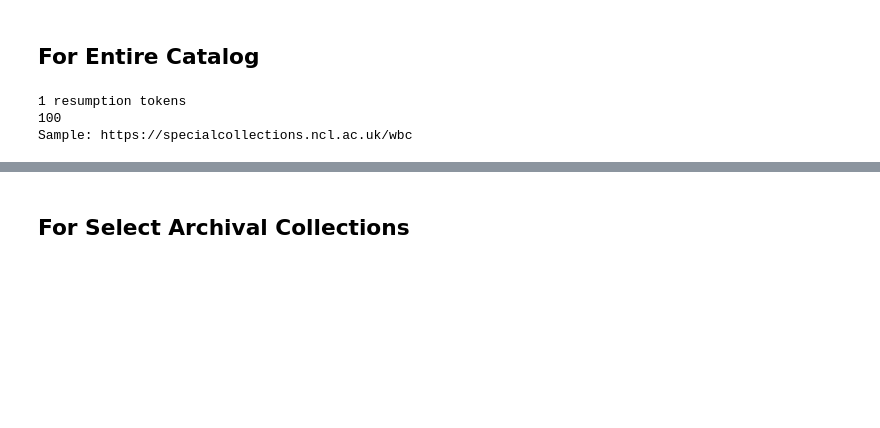
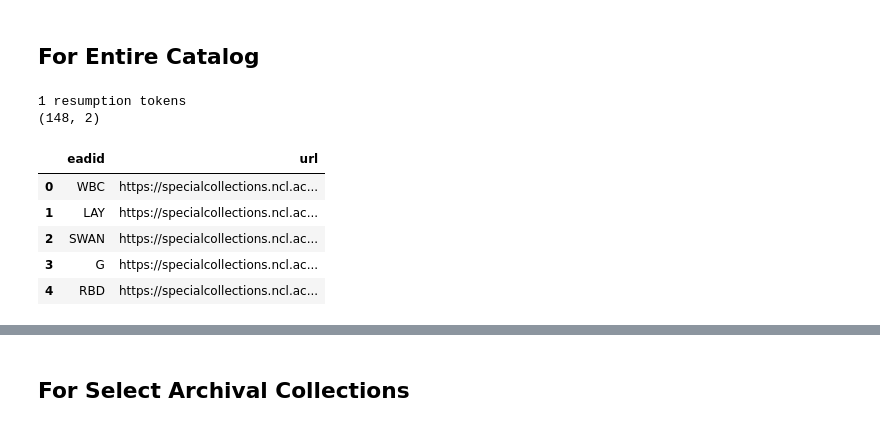
Before and after one commit to thegoose20/nusc, a Jupyter notebook: data_extraction.ipynb, the cells around one changed output, grey strips where cells are left out. Cells and saved outputs as stored; diff of their text form; code cells hidden in the pictures; blank space fills up the shorter version.

```diff
--- a/data_extraction.ipynb
+++ b/data_extraction.ipynb
@@ -25,10 +25,15 @@ from pathlib import Path
 nusc_url = "https://specialcollections.ncl.ac.uk/;oai?verb=ListRecords&metadataPrefix=oai_dc&set=oai:virtual:top-level-records"
 # %%
 id_tag = "{http://purl.org/dc/elements/1.1/}identifier"  # appears in browser as: <dc:identifier>
-urls = ext_utils.getTextFromTag(True, nusc_url, id_tag)
-print(len(urls))
-print("Sample:", urls[0])
+df = ext_utils.getTextFromTag(True, nusc_url, id_tag)
+print(df.shape)
+df.head()
 # %% [output]
 1 resumption tokens
-100
-Sample: https://specialcollections.ncl.ac.uk/wbc
+(148, 2)
+|  | eadid | url |
+| 0 | WBC | https://specialcollections.ncl.ac... |
+| 1 | LAY | https://specialcollections.ncl.ac... |
+| 2 | SWAN | https://specialcollections.ncl.ac... |
+| 3 | G | https://specialcollections.ncl.ac... |
+| 4 | RBD | https://specialcollections.ncl.ac... |
```
Also changed, not shown: parts of 7 cells of this notebook, 3 other files.
